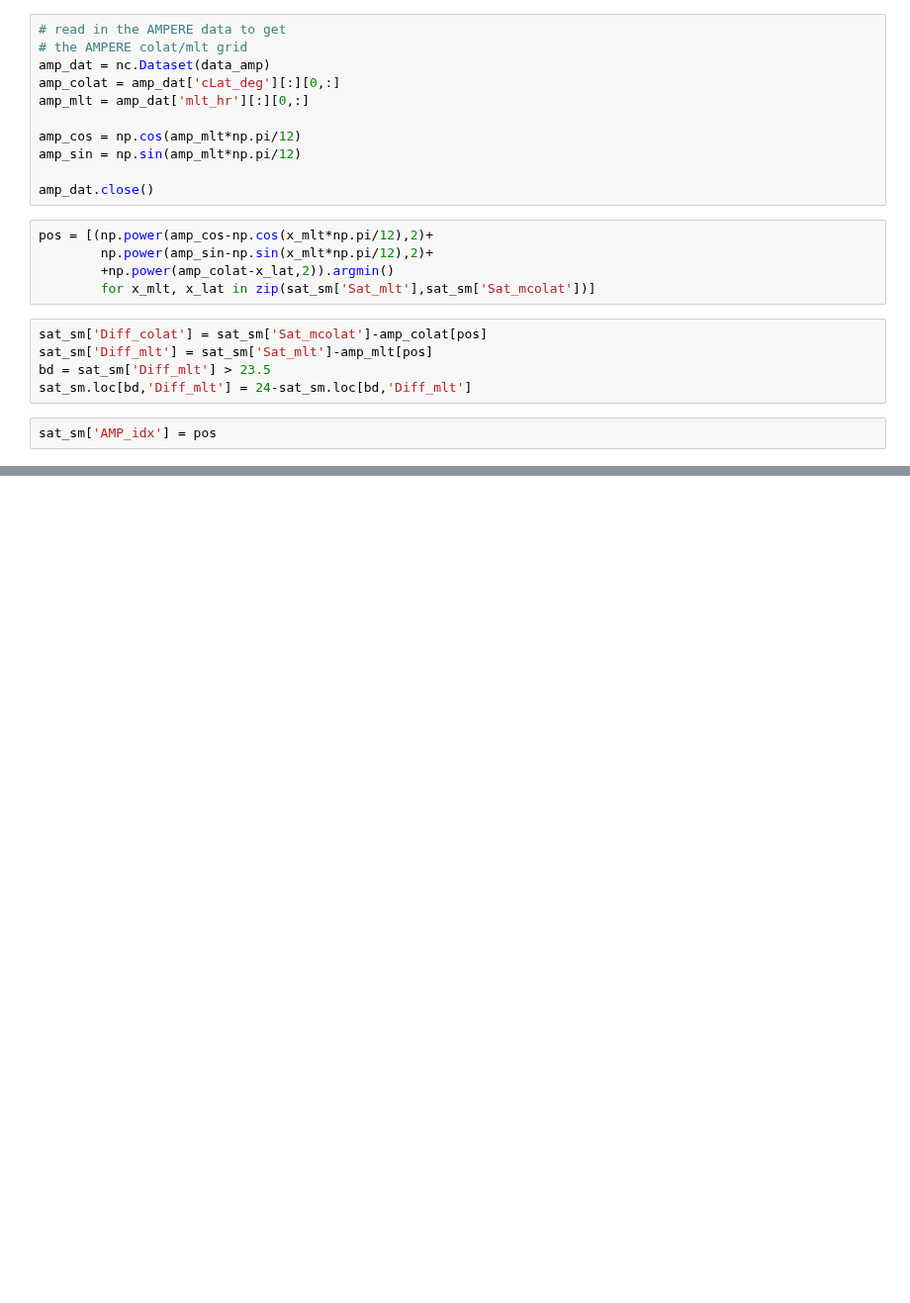
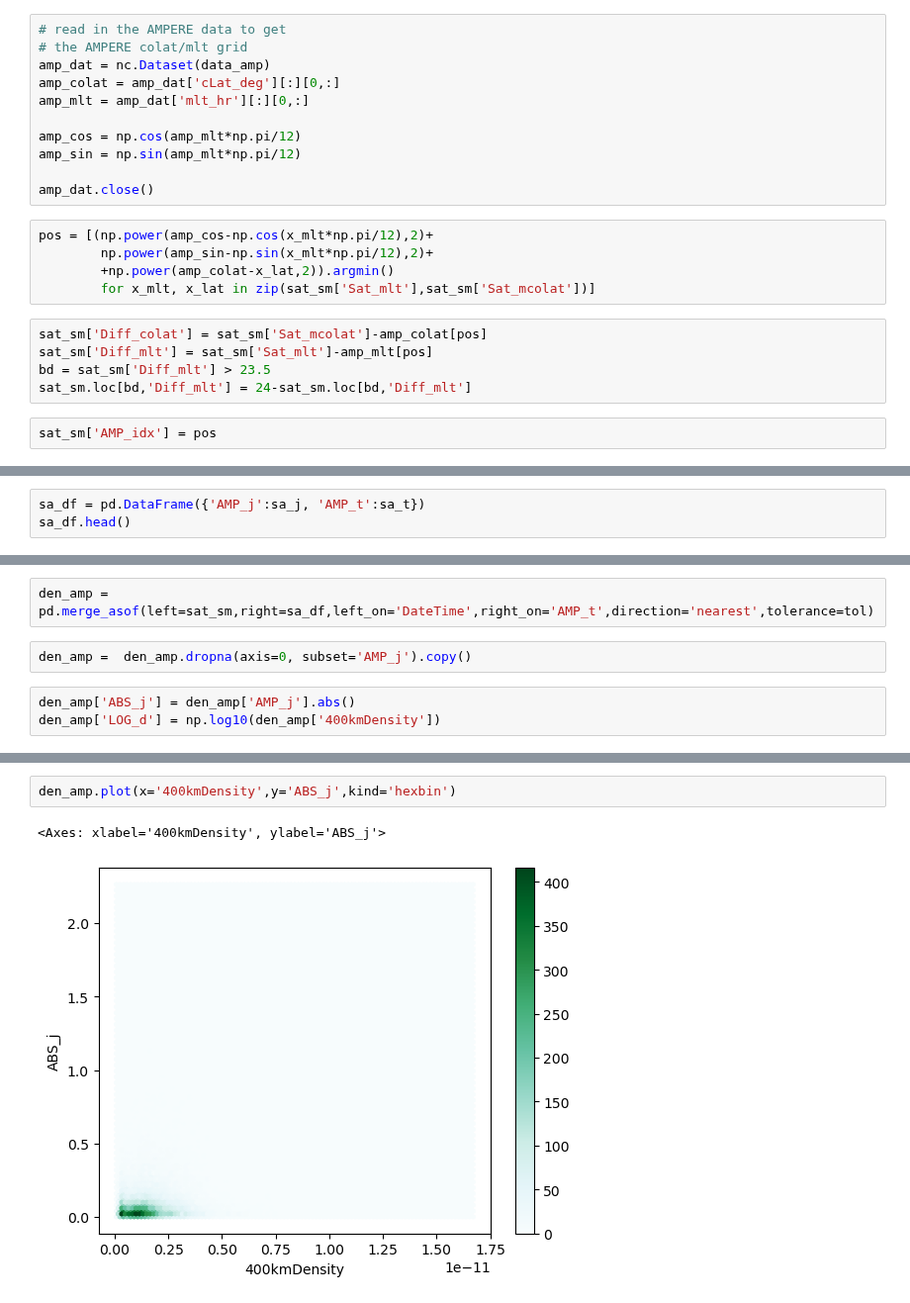
Before and after one commit to kylermurphy/SatDrag, a Jupyter notebook: Notebooks/Drag_AMP.ipynb, the cells around one changed output, grey strips where cells are left out. Shown at 99% size. Saved outputs shown, nothing was run; the diff lists cells and outputs as text; blank space fills up the shorter version.

Commit message:
Notebooks to look at density and AMPERE
Notebooks to look at density and AMPERE

```diff
--- a/Notebooks/Drag_AMP.ipynb
+++ b/Notebooks/Drag_AMP.ipynb
@@ -146,0 +188,3 @@ amp_mlt[x]
+# %%
+sa_df = pd.DataFrame({'AMP_j':sa_j, 'AMP_t':sa_t})
+sa_df.head()
@@ -146,0 +198,7 @@ amp_mlt[x]
+# %%
+den_amp = pd.merge_asof(left=sat_sm,right=sa_df,left_on='DateTime',right_on='AMP_t',direction='nearest',tolerance=tol)
+# %%
+den_amp =  den_amp.dropna(axis=0, subset='AMP_j').copy()
+# %%
+den_amp['ABS_j'] = den_amp['AMP_j'].abs()
+den_amp['LOG_d'] = np.log10(den_amp['400kmDensity'])
@@ -146,0 +226,5 @@ amp_mlt[x]
+# %%
+den_amp.plot(x='400kmDensity',y='ABS_j',kind='hexbin')
+# %% [output]
+<Axes: xlabel='400kmDensity', ylabel='ABS_j'>
+[figure, added]
```
Also changed, not shown: parts of 19 cells of this notebook, 1 other file.
